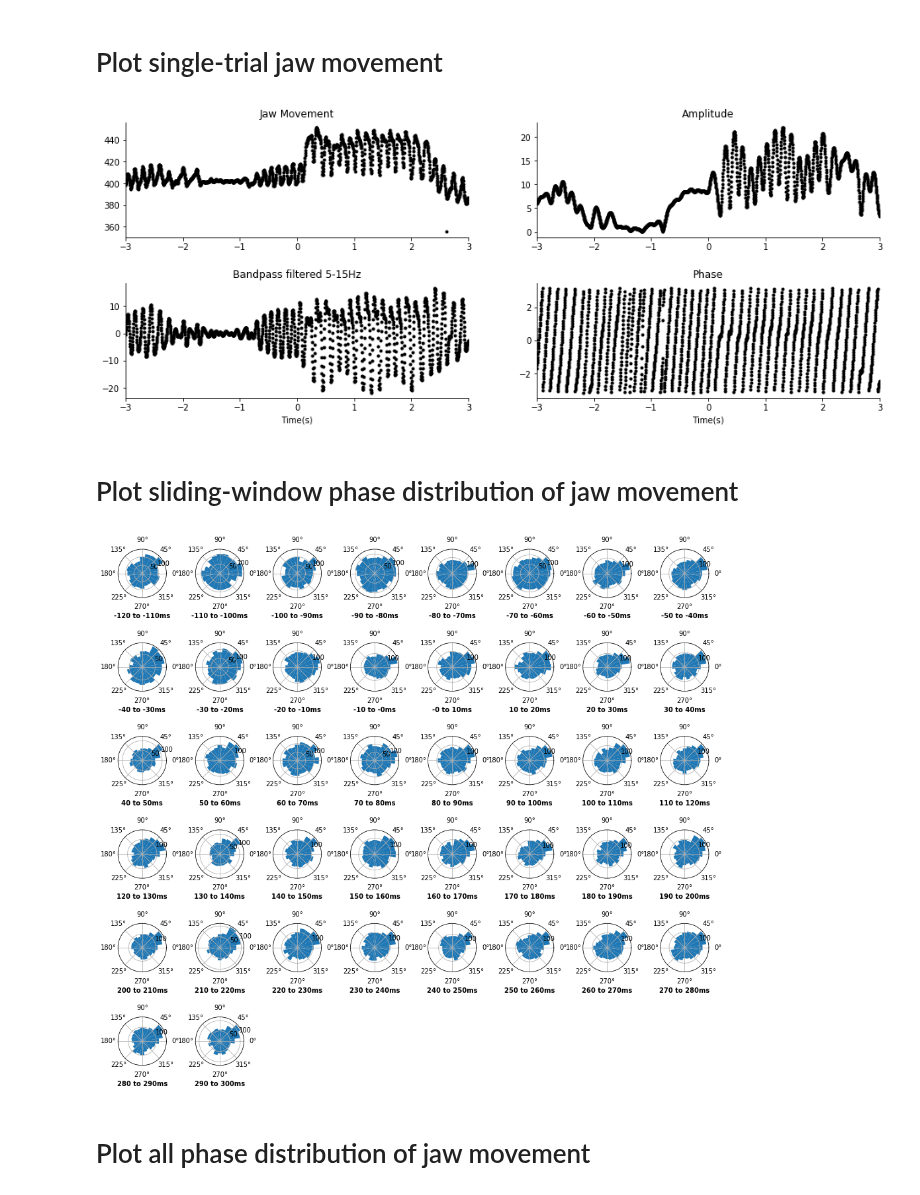
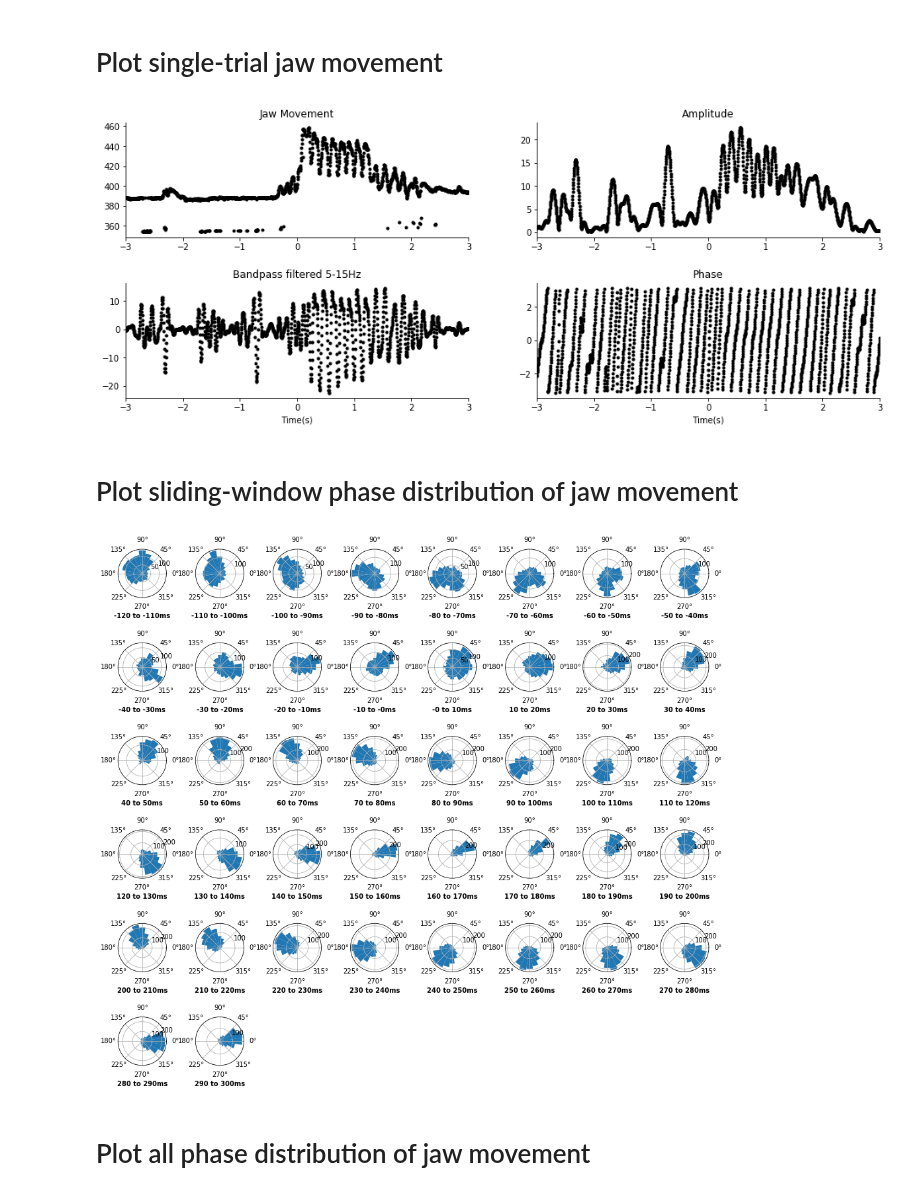
Before and after one commit to mesoscale-activity-map/map-ephys, a Jupyter notebook: notebook/plot_behavior.ipynb, the cells around one changed output. Saved outputs shown, nothing was run; the diff lists cells and outputs as text; code cells hidden in the pictures.

```diff
--- a/notebook/plot_behavior.ipynb
+++ b/notebook/plot_behavior.ipynb
@@ -28,4 +42,4 @@ Total: 1
 # %%
-session_key = (experiment.Session & {'subject_id': 435884, 'session': 1}).fetch1('KEY')
+session_key = (experiment.Session & {'subject_id': 432572, 'session': 15}).fetch1('KEY')
 # %%
 session_key
@@ -70,15 +100,15 @@ behavior_plot.plot_jaw_movement(session_key, unit_key, trial_limit=15)
 # %%
 trials = tracking.Tracking * experiment.BehaviorTrial & session_key & experiment.TrialEvent
 # %%
-behavior_plot.plot_trial_jaw_movement((trials & f'trial = 205').fetch1('KEY'));
+behavior_plot.plot_trial_jaw_movement((trials & f'trial = 100').fetch1('KEY'));
 # %% [output]
-[figure, old version]
+[figure, new version]
 # %% [markdown]
 # Plot sliding-window phase distribution of jaw movement
 # %%
 behavior_plot.plot_windowed_jaw_phase_dist(session_key, xlim=(-0.12, 0.3), w_size=0.01, bin_counts=20)
 # %% [output]
-[figure, old version]
+[figure, new version]
 # %% [markdown]
 # Plot all phase distribution of jaw movement
 # %%
```
Also changed, not shown: parts of 13 cells of this notebook, 5 other files.
